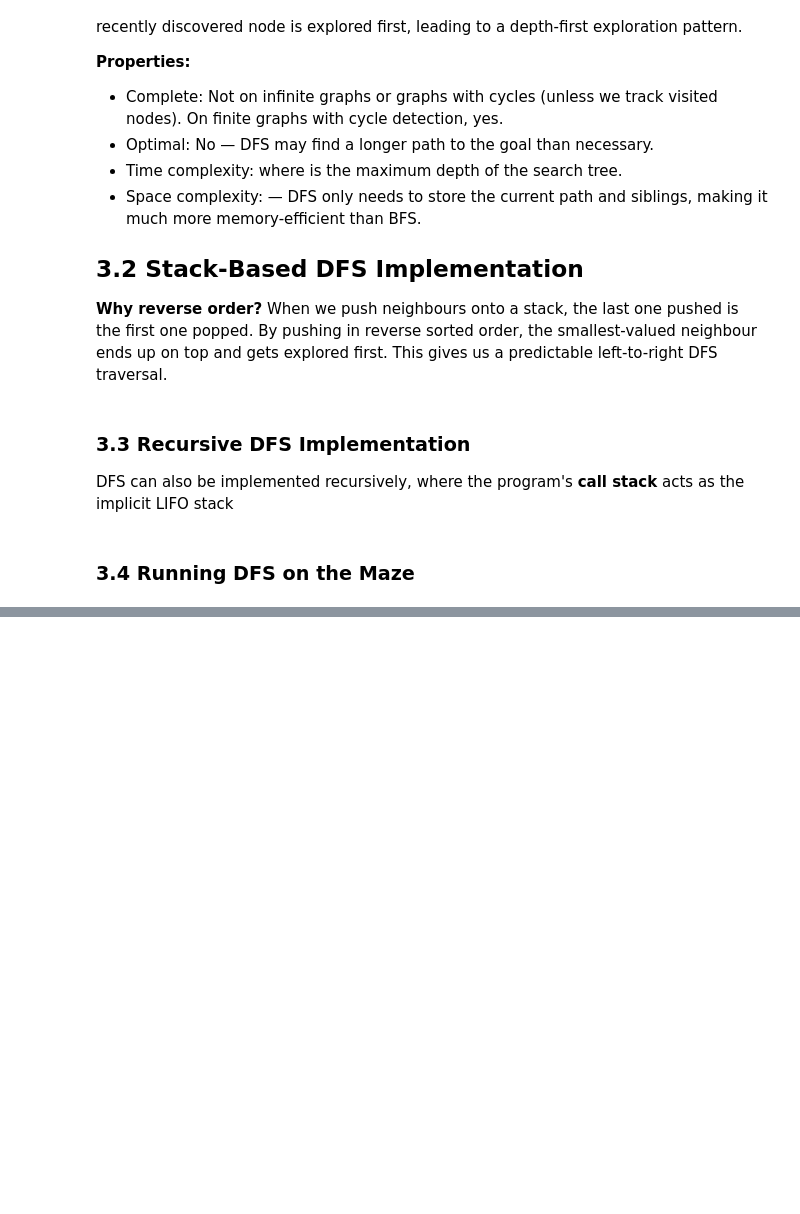
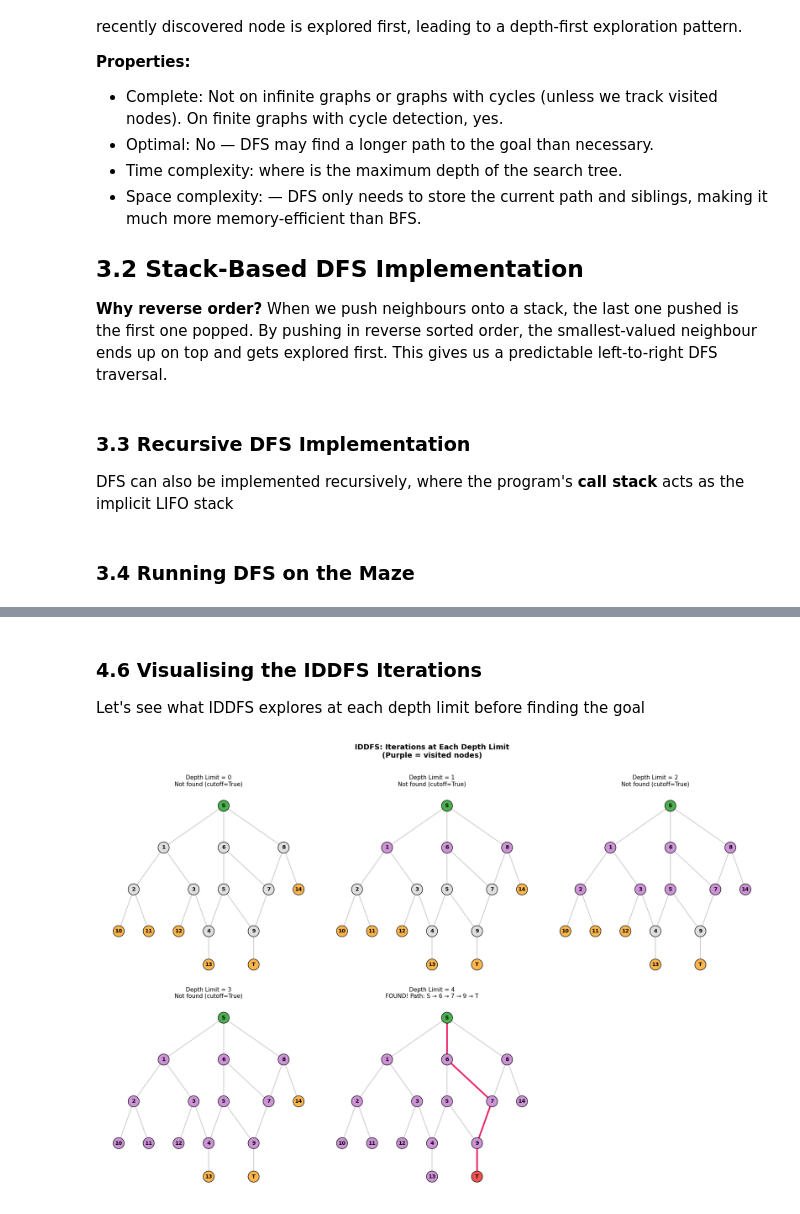
Before and after one commit to eoinocathasaigh/Artificial-Intelligence-Labs, a Jupyter notebook: Lab 7/Lab7.ipynb, the cells around one changed output, grey strips where cells are left out. Drawn from its saved outputs; the diff is of its cells as text; code cells hidden in the pictures; blank space fills up the shorter version.

```diff
--- a/Lab 7/Lab7.ipynb
+++ b/Lab 7/Lab7.ipynb
@@ -476,0 +701,14 @@ NameError: name 'dfs_stack' is not defined
+# %%
+# TODO: run IDDFS and get the resulting order, path, depth, and total nodes
+iddfs_order, iddfs_path, iddfs_depth, iddfs_total = iddfs(maze, 'S', 'T')
+
+print(f"IDDFS Result:")
+print(f" Goal found at depth limit: {iddfs_depth}")
+print(f" Path: {' -> '.join(iddfs_path)}")
+print(f" Path length: {len(iddfs_path) - 1} edges")
+print(f" Nodes expanded in final iteration: {len(iddfs_order)}")
+print(f" Total nodes expanded across all iterations: {iddfs_total}")
+print(f"\nComparison:")
+print(f" BFS path length: {len(bfs_path) - 1} (nodes expanded: {len(bfs_order)})")
+print(f" IDDFS path length: {len(iddfs_path) - 1} (total expanded: {iddfs_total})")
+print(f" Same optimal path? {len(iddfs_path) == len(bfs_path)}")
@@ -476,0 +727,49 @@ NameError: name 'dfs_stack' is not defined
+# %% [markdown]
+### 4.6 Visualising the IDDFS Iterations
+Let's see what IDDFS explores at each depth limit before finding the goal
+# %%
+fig, axes = plt.subplots(2, 3, figsize=(18, 12))
+axes = axes.flatten()
+for i, limit in enumerate(range(iddfs_depth + 1)):
+    ax = axes[i]
+    # TODO: run Depth-Limited DFS and get the resulting 'order', 'path', and 'cutoff'
+    order, path, cutoff = depth_limited_dfs(maze, 'S', 'T', limit)
+
+    node_colors = []
+    for n in maze.nodes():
+        if n == 'S':
+            node_colors.append('#4CAF50')
+        elif n == 'T' and path is not None:
+            node_colors.append('#EF5350')
+        elif n in order:
+            node_colors.append('#CE93D8') # Purple — visited
+        elif maze.degree(n) == 1:
+            node_colors.append('#FFB74D')
+        else:
+            node_colors.append('#E0E0E0') # Grey — not visited
+
+    nx.draw(maze, maze_pos, ax=ax, with_labels=True,
+            node_color=node_colors, node_size=450,
+            font_size=10, font_weight='bold',
+            edge_color='#CCCCCC', width=1.5,
+            edgecolors='black', linewidths=1)
+
+    if path:
+        path_edges = list(zip(path[:-1], path[1:]))
+        nx.draw_networkx_edges(maze, maze_pos, edgelist=path_edges,
+                            edge_color='#E91E63', width=3, ax=ax)
+
+    status = f"FOUND! Path: {' → '.join(path)}" if path else f"Not found (cutoff={cutoff})"
+    ax.set_title(f'Depth Limit = {limit}\n{status}', fontsize=11)
+
+# Hide unused subplot
+for j in range(i + 1, len(axes)):
+    axes[j].set_visible(False)
+
+plt.suptitle('IDDFS: Iterations at Each Depth Limit\n(Purple = visited nodes)',
+    fontsize=14, fontweight='bold', y=1.01)
+
+plt.tight_layout()
+plt.show()
+# %% [output]
+[figure, added]
```
Also changed, not shown: parts of 31 cells of this notebook.
